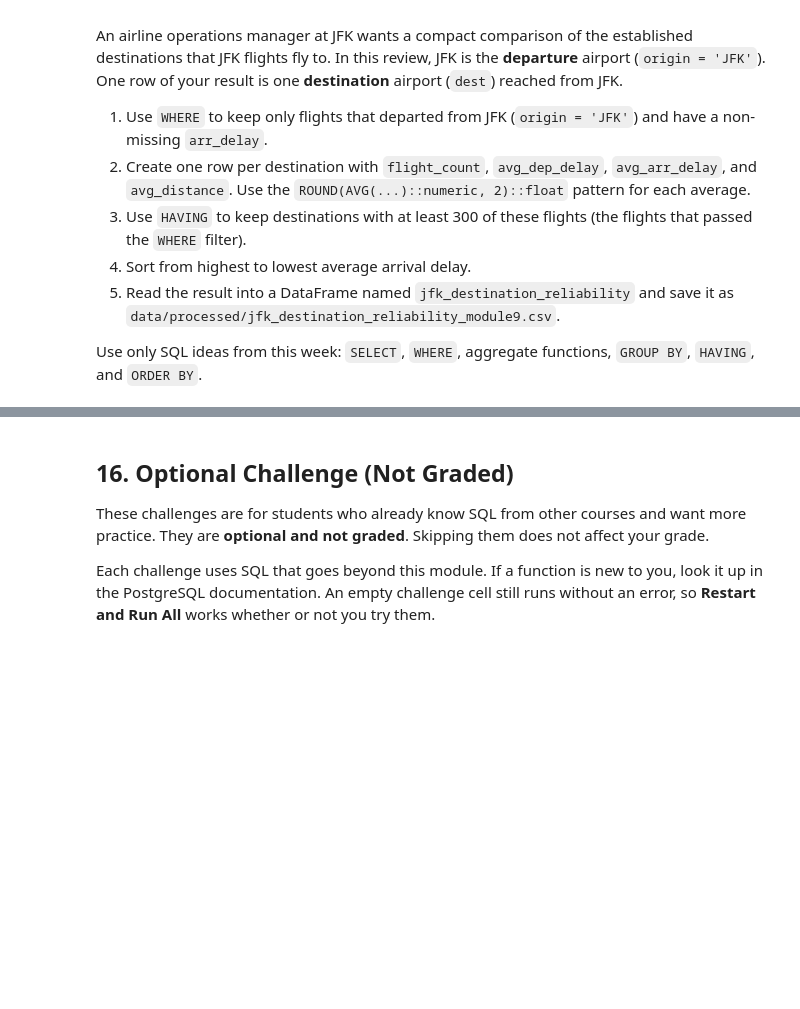
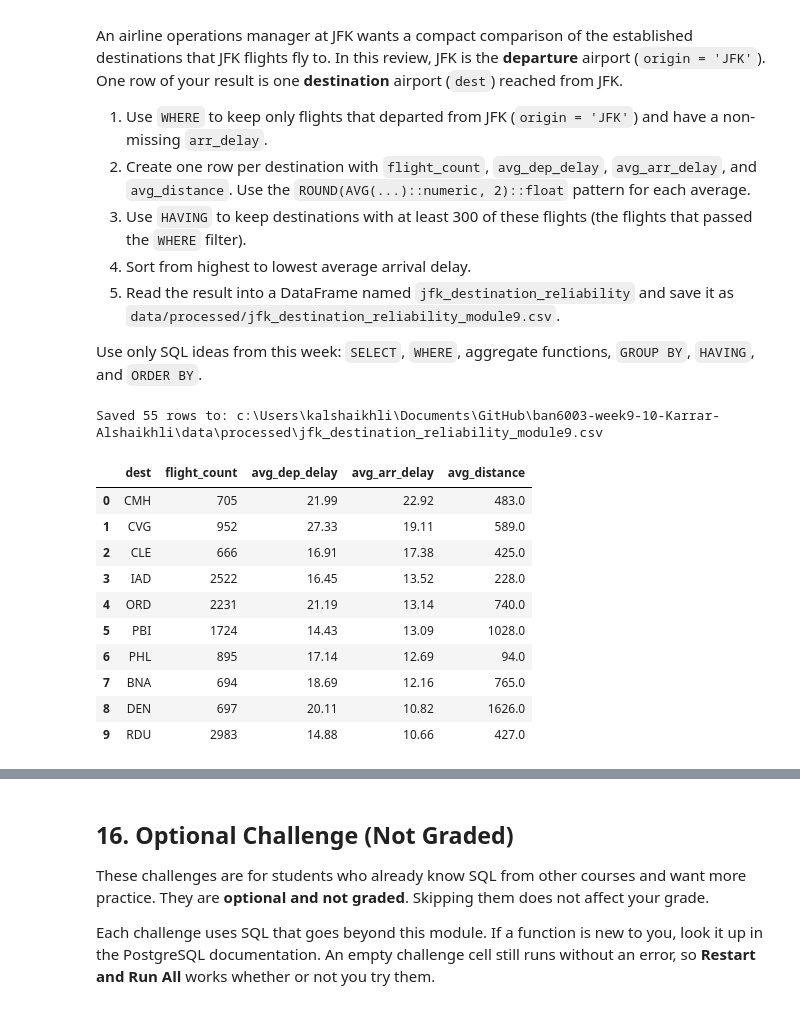
Before and after one commit to kalshaikhli/ban6003-week9-10-Karrar-Alshaikhli, a Jupyter notebook: notebooks/module9_neon_sql_fundamentals_guided_lab.ipynb, the cells around one changed output, grey strips where cells are left out. Cells and saved outputs as stored; diff of their text form; code cells hidden in the pictures; blank space fills up the shorter version.

Commit message:
Lab 9 JFK destination reliability analysis

```diff
--- a/notebooks/module9_neon_sql_fundamentals_guided_lab.ipynb
+++ b/notebooks/module9_neon_sql_fundamentals_guided_lab.ipynb
@@ -915,25 +932,50 @@ Use only SQL ideas from this week: `SELECT`, `WHERE`, aggregate functions, `GROU
 # %%
 # Offline Assignment - write and run your SQL query here.
 # Suggested SQL order:
 # SELECT dest plus COUNT(*) and the three rounded AVG() expressions
 # FROM flights
 # WHERE origin = 'JFK' and arr_delay IS NOT NULL
 # GROUP BY dest
 # HAVING COUNT(*) >= 300
 # ORDER BY the average arrival-delay alias DESC
+
 query = """
-
+SELECT
+    dest,
+    COUNT(*) AS flight_count,
+    ROUND(AVG(dep_delay)::numeric, 2)::float AS avg_dep_delay,
+    ROUND(AVG(arr_delay)::numeric, 2)::float AS avg_arr_delay,
+    ROUND(AVG(distance)::numeric, 2)::float AS avg_distance
+FROM flights
+WHERE origin = 'JFK'
+  AND arr_delay IS NOT NULL
+GROUP BY dest
+HAVING COUNT(*) >= 300
+ORDER BY avg_arr_delay DESC;
 """
 
 jfk_destination_reliability = run_query(query, engine)
 
 if jfk_destination_reliability.empty:
     print("Complete the offline SQL query before exporting.")
 else:
     offline_output_path = output_dir / "jfk_destination_reliability_module9.csv"
     jfk_destination_reliability.to_csv(offline_output_path, index=False)
     print(f"Saved {len(jfk_destination_reliability)} rows to: {offline_output_path}")
     display(jfk_destination_reliability.head(10))
+# %% [output]
+Saved 55 rows to: c:\Users\kalshaikhli\Documents\GitHub\ban6003-week9-10-Karrar-Alshaikhli\data\processed\jfk_destination_reliability_module9.csv
+|  | dest | flight_count | avg_dep_delay | avg_arr_delay | avg_distance |
+| 0 | CMH | 705 | 21.99 | 22.92 | 483.0 |
+| 1 | CVG | 952 | 27.33 | 19.11 | 589.0 |
+| 2 | CLE | 666 | 16.91 | 17.38 | 425.0 |
+| 3 | IAD | 2522 | 16.45 | 13.52 | 228.0 |
+| 4 | ORD | 2231 | 21.19 | 13.14 | 740.0 |
+| 5 | PBI | 1724 | 14.43 | 13.09 | 1028.0 |
+| 6 | PHL | 895 | 17.14 | 12.69 | 94.0 |
+| 7 | BNA | 694 | 18.69 | 12.16 | 765.0 |
+| 8 | DEN | 697 | 20.11 | 10.82 | 1626.0 |
+| 9 | RDU | 2983 | 14.88 | 10.66 | 427.0 |
 # %% [markdown]
 ### Operations Interpretation
 
```
Also changed, not shown: parts of 7 cells of this notebook, 1 other file.
